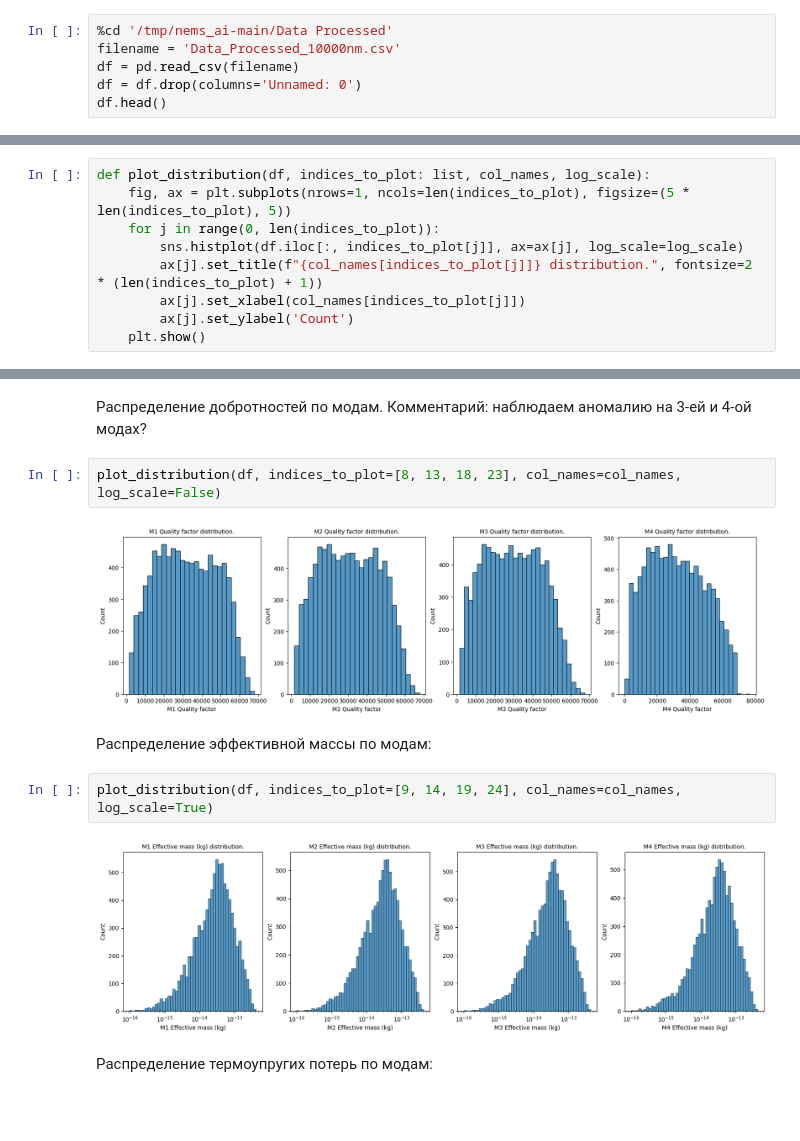
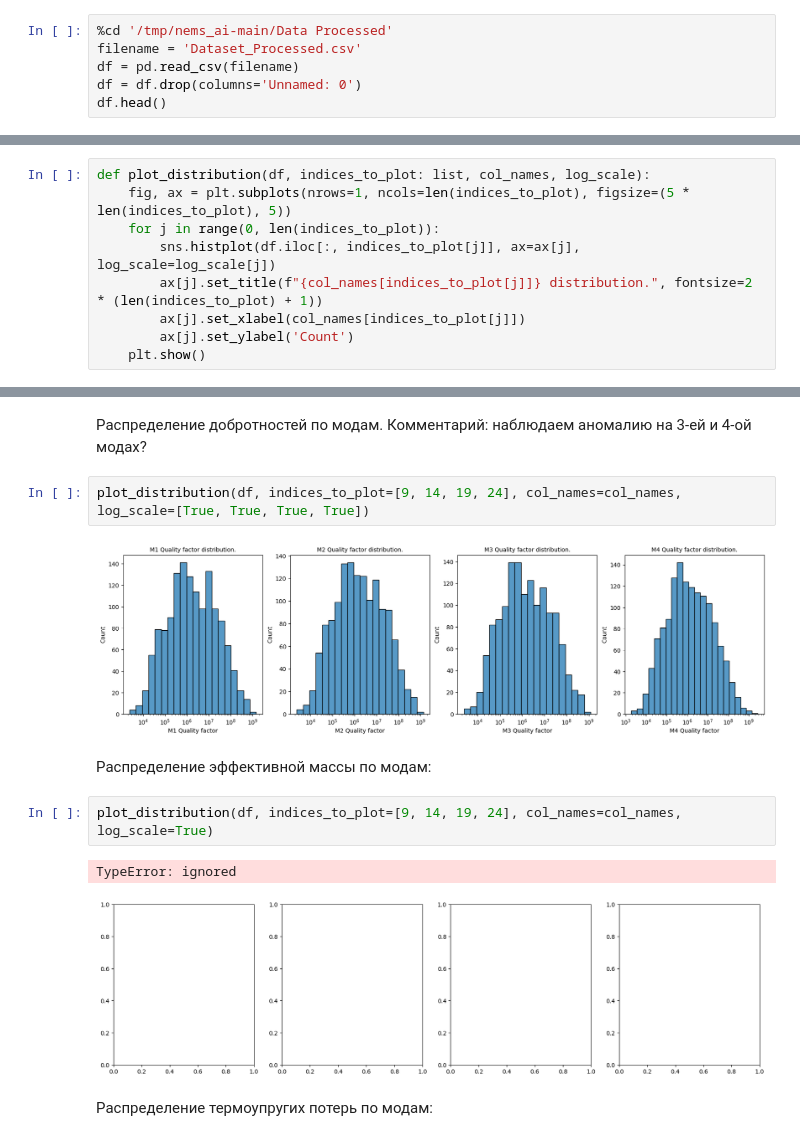
Before and after one commit to PolMix/nems_ai, a Jupyter notebook: Data Review/Data_Review.ipynb, the cells around one changed output, grey strips where cells are left out. Saved outputs shown, nothing was run; the diff lists cells and outputs as text; blank space fills up the shorter version.

```diff
--- a/Data Review/Data_Review.ipynb
+++ b/Data Review/Data_Review.ipynb
@@ -44,6 +44,6 @@ Saving to: ‘/tmp/data.zip’
 # %%
 %cd '/tmp/nems_ai-main/Data Processed'
-filename = 'Data_Processed_10000nm.csv'
+filename = 'Dataset_Processed.csv'
 df = pd.read_csv(filename)
 df = df.drop(columns='Unnamed: 0')
 df.head()
@@ -122,7 +128,7 @@ print(col_names)
 def plot_distribution(df, indices_to_plot: list, col_names, log_scale):
     fig, ax = plt.subplots(nrows=1, ncols=len(indices_to_plot), figsize=(5 * len(indices_to_plot), 5))
     for j in range(0, len(indices_to_plot)):
-        sns.histplot(df.iloc[:, indices_to_plot[j]], ax=ax[j], log_scale=log_scale)
+        sns.histplot(df.iloc[:, indices_to_plot[j]], ax=ax[j], log_scale=log_scale[j])
         ax[j].set_title(f"{col_names[indices_to_plot[j]]} distribution.", fontsize=2 * (len(indices_to_plot) + 1))
         ax[j].set_xlabel(col_names[indices_to_plot[j]])
         ax[j].set_ylabel('Count')
@@ -195,15 +161,16 @@ __Note__: 2000 обычных + 1200 коротких + 1200 средних
 # %% [markdown]
 Распределение добротностей по модам. Комментарий: наблюдаем аномалию на 3-ей и 4-ой модах?
 # %%
-plot_distribution(df, indices_to_plot=[8, 13, 18, 23], col_names=col_names, log_scale=False)
+plot_distribution(df, indices_to_plot=[9, 14, 19, 24], col_names=col_names, log_scale=[True, True, True, True])
 # %% [output]
-[figure, old version]
+[figure, new version]
 # %% [markdown]
 Распределение эффективной массы по модам:
 # %%
 plot_distribution(df, indices_to_plot=[9, 14, 19, 24], col_names=col_names, log_scale=True)
 # %% [output]
+TypeError: ignored
-[figure, old version]
+[figure, new version]
 # %% [markdown]
 Распределение термоупругих потерь по модам:
 # %%
```
Also changed, not shown: parts of 24 cells of this notebook.
